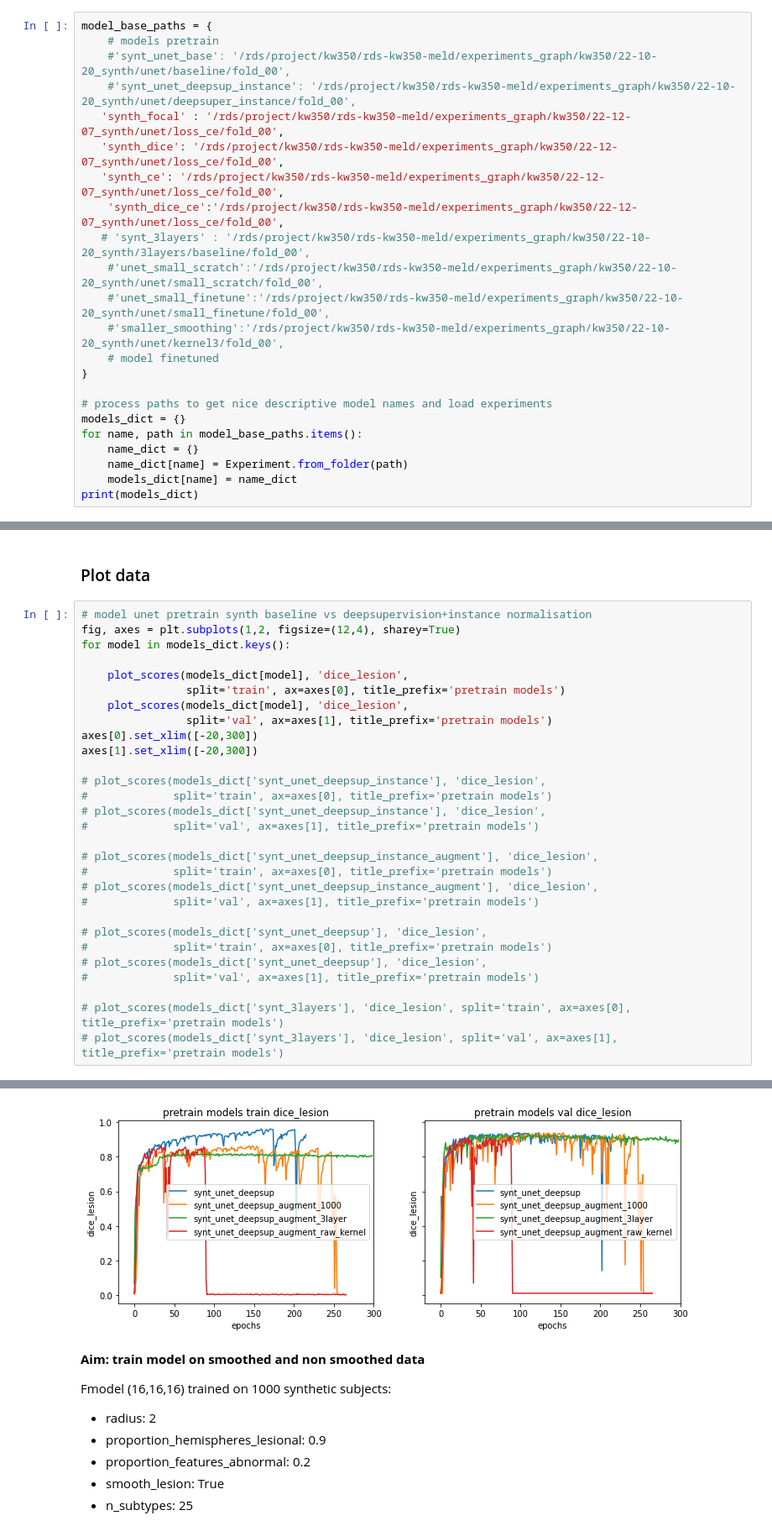
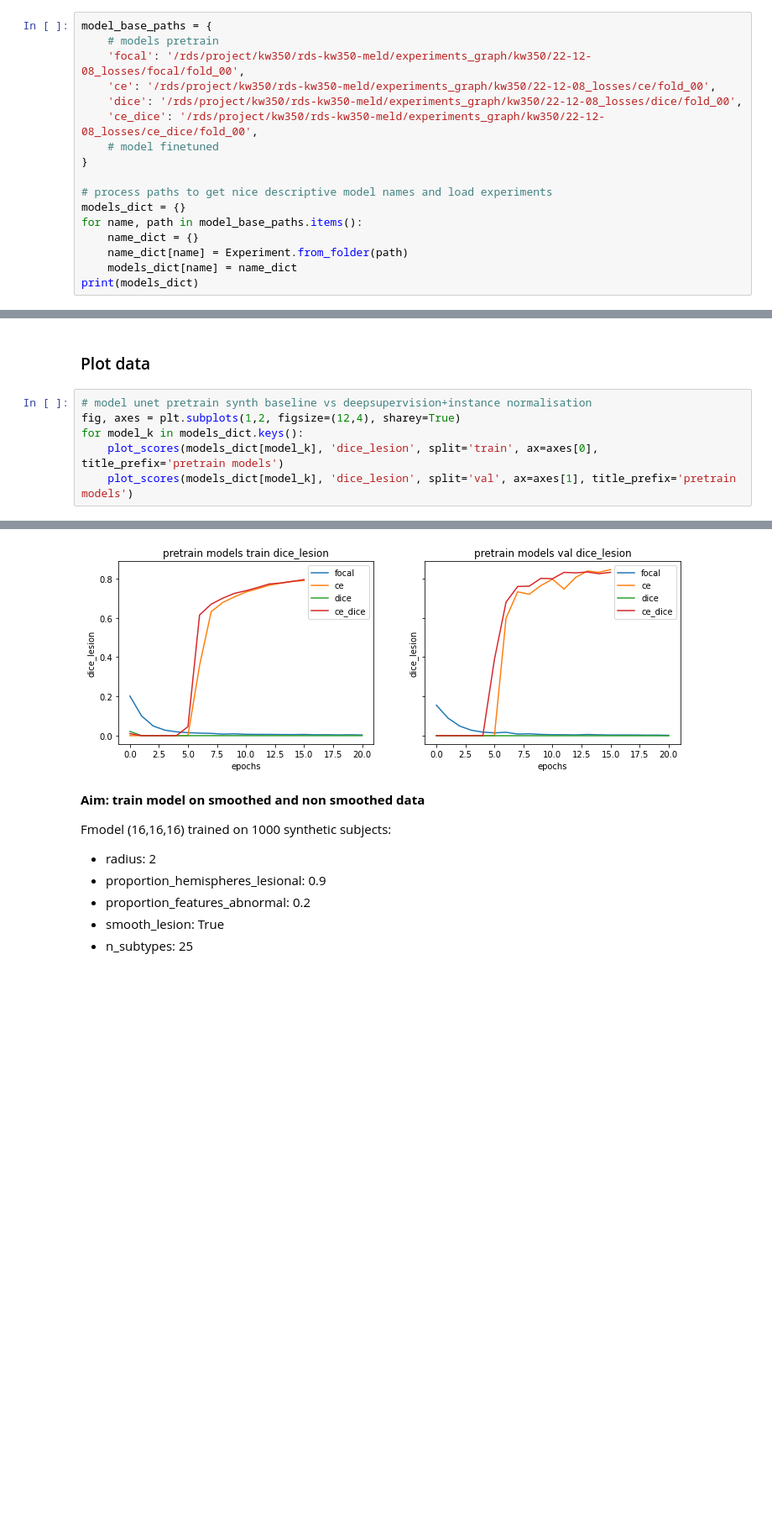
Before and after one commit to MELDProject/meld_graph, a Jupyter notebook: notebooks/2022-10-18 synthetic experiments evaluation Mathilde.ipynb, the cells around one changed output, grey strips where cells are left out. Shown at 84% size. Drawn from its saved outputs; the diff is of its cells as text; blank space fills up the shorter version.

```diff
--- a/notebooks/2022-10-18 synthetic experiments evaluation Mathilde.ipynb
+++ b/notebooks/2022-10-18 synthetic experiments evaluation Mathilde.ipynb
@@ -61,16 +55,10 @@ Experiments:
 # %%
 model_base_paths = {
     # models pretrain
-    #'synt_unet_base': '/rds/project/kw350/rds-kw350-meld/experiments_graph/kw350/22-10-20_synth/unet/baseline/fold_00',
-    #'synt_unet_deepsup_instance': '/rds/project/kw350/rds-kw350-meld/experiments_graph/kw350/22-10-20_synth/unet/deepsuper_instance/fold_00',
-   'synth_focal' : '/rds/project/kw350/rds-kw350-meld/experiments_graph/kw350/22-12-07_synth/unet/loss_ce/fold_00',
-   'synth_dice': '/rds/project/kw350/rds-kw350-meld/experiments_graph/kw350/22-12-07_synth/unet/loss_ce/fold_00',
-   'synth_ce': '/rds/project/kw350/rds-kw350-meld/experiments_graph/kw350/22-12-07_synth/unet/loss_ce/fold_00',
-    'synth_dice_ce':'/rds/project/kw350/rds-kw350-meld/experiments_graph/kw350/22-12-07_synth/unet/loss_ce/fold_00',
-   # 'synt_3layers' : '/rds/project/kw350/rds-kw350-meld/experiments_graph/kw350/22-10-20_synth/3layers/baseline/fold_00',
-    #'unet_small_scratch':'/rds/project/kw350/rds-kw350-meld/experiments_graph/kw350/22-10-20_synth/unet/small_scratch/fold_00',
-    #'unet_small_finetune':'/rds/project/kw350/rds-kw350-meld/experiments_graph/kw350/22-10-20_synth/unet/small_finetune/fold_00',
-    #'smaller_smoothing':'/rds/project/kw350/rds-kw350-meld/experiments_graph/kw350/22-10-20_synth/unet/kernel3/fold_00',
+    'focal': '/rds/project/kw350/rds-kw350-meld/experiments_graph/kw350/22-12-08_losses/focal/fold_00',
+    'ce': '/rds/project/kw350/rds-kw350-meld/experiments_graph/kw350/22-12-08_losses/ce/fold_00',
+    'dice': '/rds/project/kw350/rds-kw350-meld/experiments_graph/kw350/22-12-08_losses/dice/fold_00',
+    'ce_dice': '/rds/project/kw350/rds-kw350-meld/experiments_graph/kw350/22-12-08_losses/ce_dice/fold_00',
     # model finetuned
 }
 
@@ -95,30 +80,7 @@ Initialised Experiment 22-10-22_synth/unet/augment_raw_large_radius
 # %%
 # model unet pretrain synth baseline vs deepsupervision+instance normalisation
 fig, axes = plt.subplots(1,2, figsize=(12,4), sharey=True)
-for model in models_dict.keys():
-
-    plot_scores(models_dict[model], 'dice_lesion',
-                split='train', ax=axes[0], title_prefix='pretrain models')
-    plot_scores(models_dict[model], 'dice_lesion',
-                split='val', ax=axes[1], title_prefix='pretrain models')
-axes[0].set_xlim([-20,300])
-axes[1].set_xlim([-20,300])
-
-# plot_scores(models_dict['synt_unet_deepsup_instance'], 'dice_lesion',
-#             split='train', ax=axes[0], title_prefix='pretrain models')
-# plot_scores(models_dict['synt_unet_deepsup_instance'], 'dice_lesion',
-#             split='val', ax=axes[1], title_prefix='pretrain models')
-
-# plot_scores(models_dict['synt_unet_deepsup_instance_augment'], 'dice_lesion',
-#             split='train', ax=axes[0], title_prefix='pretrain models')
-# plot_scores(models_dict['synt_unet_deepsup_instance_augment'], 'dice_lesion',
-#             split='val', ax=axes[1], title_prefix='pretrain models')
-
-# plot_scores(models_dict['synt_unet_deepsup'], 'dice_lesion',
-#             split='train', ax=axes[0], title_prefix='pretrain models')
-# plot_scores(models_dict['synt_unet_deepsup'], 'dice_lesion',
-#             split='val', ax=axes[1], title_prefix='pretrain models')
-
-# plot_scores(models_dict['synt_3layers'], 'dice_lesion', split='train', ax=axes[0], title_prefix='pretrain models')
-# plot_scores(models_dict['synt_3layers'], 'dice_lesion', split='val', ax=axes[1], title_prefix='pretrain models')
+for model_k in models_dict.keys():
+    plot_scores(models_dict[model_k], 'dice_lesion', split='train', ax=axes[0], title_prefix='pretrain models')
+    plot_scores(models_dict[model_k], 'dice_lesion', split='val', ax=axes[1], title_prefix='pretrain models')
 # %% [output]
@@ -134,4 +95,4 @@ axes[1].set_xlim([-20,300])
-[figure, old version]
+[figure, new version]
 # %% [markdown]
 **Aim: train model on smoothed and non smoothed data**
 
```
Also changed, not shown: parts of 8 cells of this notebook, 12 other files.
